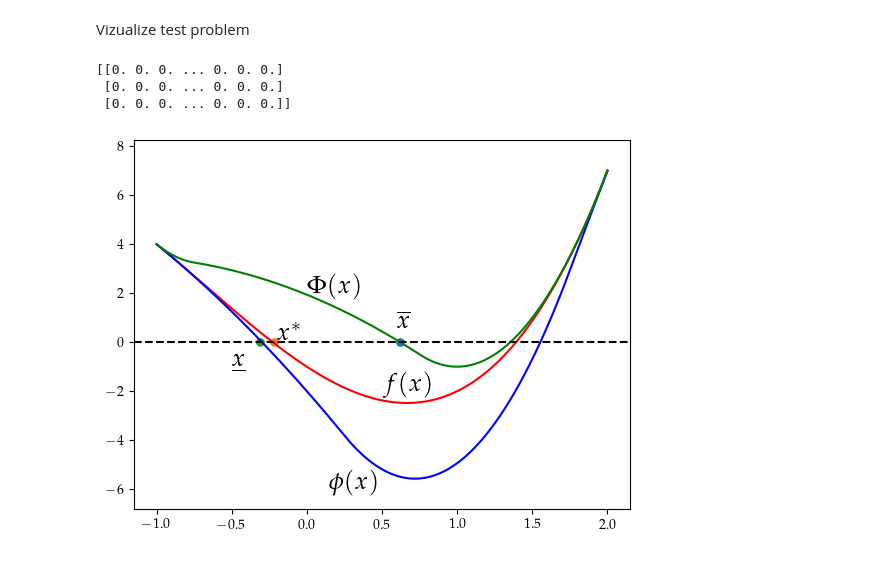
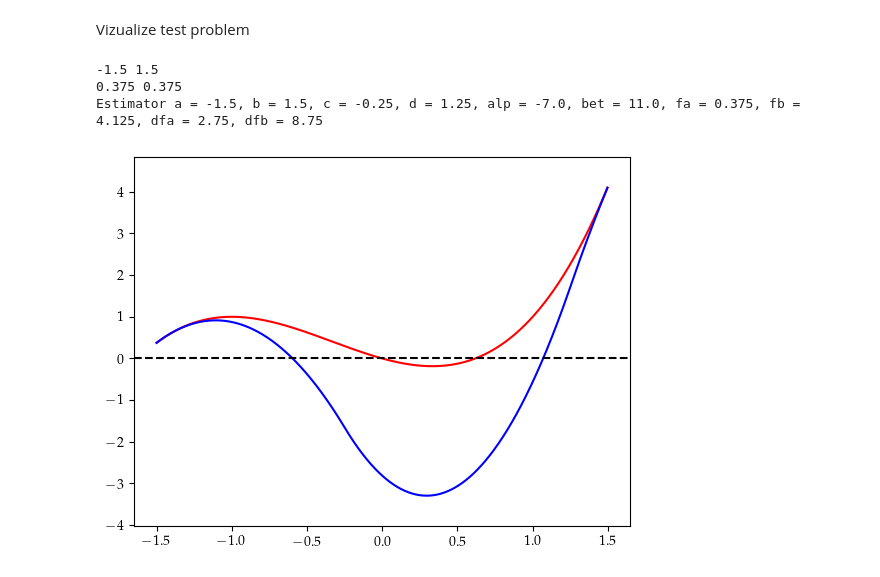
Before and after one commit to zhongqi2016/univarsolver, a Jupyter notebook: FZCP/Test PSQE.ipynb, the cells around one changed output. Saved outputs shown, nothing was run; the diff lists cells and outputs as text; code cells hidden in the pictures.

```diff
--- a/FZCP/Test PSQE.ipynb
+++ b/FZCP/Test PSQE.ipynb
@@ -56,7 +57,9 @@ def plot_problem(flist, min_list, a, b):
 Test problem
 # %%
 x = sym.symbols('x')
-e_f = x ** 3 + 2 * x ** 2 - 4 * x - 1
+# e_f = x ** 3 + 2 * x ** 2 - 4 * x+1
+# e_f=-x**3-x**2+4.8
+e_f=x**3-x+x**2
 # e_f = x ** 3 + 2 * x - 10 + sin(10 * x)
 # e_f=-x**3.0+3.0*x**2-2.0*x-7.0*sin(5.0*x)
 # %%
@@ -79,10 +82,10 @@ df = sym.lambdify(x, e_df, modules=[module_sin, module_cos])
 ndf = sym.lambdify(x, e_ndf)
 ddf = sym.lambdify(x, e_ddf, modules=[module_sin, module_cos])
 nddf = sym.lambdify(x, e_nddf)
-a = -1.
-b = 2.
-# a=-2.15
-# b=-1
+# a = -1.
+# b = 2.
+a=-1.5
+b=1.5
 idef = Interval([a, b])
 print(f(a))
 print(f(b))
@@ -127,9 +127,60 @@ Estimator a = -1.0, b = 2.0, c = -0.75, d = 0.75, alp = -16.0, bet = 2.0, fa = -
 # %% [markdown]
 Vizualize test problem
-# %%
-plot_problem([f, estim_int.estimator, estim_int_ob.nestimator], min_list, a, b)
-# %% [output]
-[[0. 0. 0. ... 0. 0. 0.]
- [0. 0. 0. ... 0. 0. 0.]
- [0. 0. 0. ... 0. 0. 0.]]
-[figure, removed]
+# %%
+colors = ['r-', 'b-', 'g-', 'y-', 'm-', 'c-']
+step = (b - a) / 1000.
+ta = np.arange(a, b , step)
+num_points = len(ta)
+flist1 = []
+flist2 = []
+le = a
+re = b
+num_funcs = 1
+fta1 = np.empty([num_funcs, num_points])
+fta2 = np.empty([num_funcs, num_points])
+fta = np.empty( num_points)
+for i in range(0, num_funcs):
+    ole = le
+    ore = re
+    estim_int = pq.PSQE_Bounds(le, re, ddi.x[0], ddi.x[1], f(le), f(re), df(le), df(re), True)
+
+    if f(re)<0:
+        estim_int_ob = pq.PSQE_Bounds(le, re, ddi.x[0], ddi.x[1], f(le), f(re), df(le), df(re), False)
+        re = estim_int_ob.get_right_end()
+    else:
+        re=estim_int.get_right_end2()
+    le = estim_int.get_left_end()
+    print(ole,ore)
+    f1=estim_int.estimator
+    f2=estim_int_ob.nestimator
+    print(f1(a),f2(a))
+    print(estim_int)
+    # flist1.append(estim_int.estimator)
+    # flist2.append(estim_int_ob.nestimator)
+    for j in range(num_points):
+        if ole <= ta[j] <= ore:
+            fta1[i, j] = f1(ta[j])
+            fta2[i, j] = f2(ta[j])
+        else:
+            fta1[i,j]=None
+            fta2[i,j]=None
+lb = np.amin(fta1[0])
+ub = np.amax(fta2[0])
+d = (ub - lb) * 0.1
+for j in range(num_points):
+    fta[j] = f(ta[j])
+plt.plot(ta, fta, 'r-')
+
+for i in range(num_funcs):
+    plt.plot(ta, fta1[i, :], 'b-')
+    # plt.plot(ta, fta2[i, :], 'g-')
+
+plt.ylim([lb - d, ub + d])
+plt.axhline(y=0, linestyle='--', color='black')
+plt.savefig('./psqe1.png', dpi=500)
+plt.show()
+# %% [output]
+-1.5 1.5
+0.375 0.375
+Estimator a = -1.5, b = 1.5, c = -0.25, d = 1.25, alp = -7.0, bet = 11.0, fa = 0.375, fb = 4.125, dfa = 2.75, dfb = 8.75
+[figure, added]
```
Also changed, not shown: parts of 5 cells of this notebook, 9 other files.
